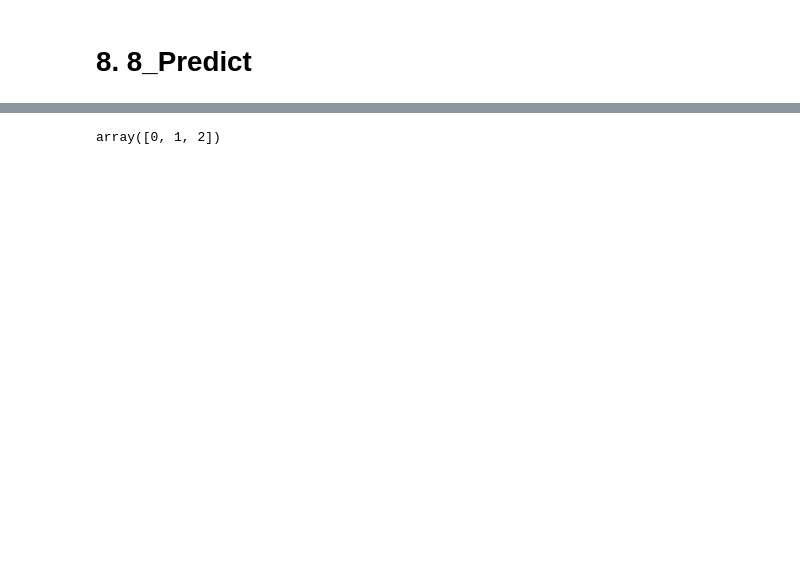
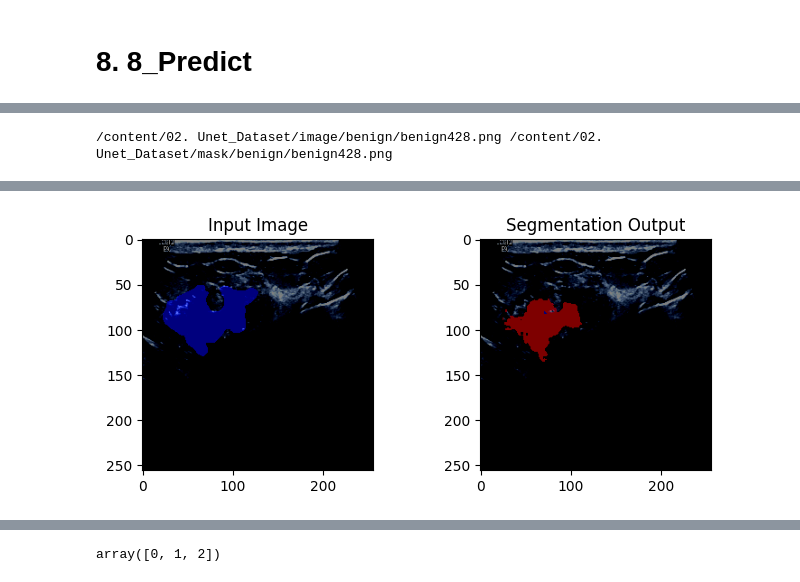
Before and after one commit to Dev-dtrezz/Breaset-Cancer-Segmentation, a Jupyter notebook: Breast Cancer Segmentation_02_train.ipynb, the cells around one changed output, grey strips where cells are left out. Drawn from its saved outputs; the diff is of its cells as text; code cells hidden in the pictures; blank space fills up the shorter version.

```diff
--- a/Breast Cancer Segmentation_02_train.ipynb
+++ b/Breast Cancer Segmentation_02_train.ipynb
@@ -573,7 +631,7 @@ def visualize_images(input_img, target_mask, pred_mask, alpha=0.4):
 # 5. 5_학습용 파라미터 정의
 # %%
 # 모델 저장 폴더
-model_dir = '/content/drive/MyDrive/03.Breast Cancer Segmentation/model_weights/240602_train2'
+model_dir = '/content/drive/MyDrive/03.Breast Cancer Segmentation/model_weights/240604_train1'
 os.makedirs(model_dir, exist_ok=True)
 
 # 데이터 저장 폴더
@@ -735,0 +992,44 @@ tensor(0.2043, device='cuda:0', requires_grad=True)
+# %%
+print(img_files[5], mask_files[5])
+# %% [output]
+/content/02. Unet_Dataset/image/benign/benign428.png /content/02. Unet_Dataset/mask/benign/benign428.png
+# %%
+index=450
+
+train_tfms = transforms.Compose([transforms.ToTensor(), transforms.Resize(256),
+                                 transforms.Normalize(channel_mean, channel_stds)])
+img_path = img_files[index]
+mask_path = mask_files[index]
+# image = Image.open(img_path).convert('RGB')
+image = cv2.imread(img_path)
+mask = cv2.imread(mask_path)
+# plt.imshow(image)
+image = train_tfms(image).unsqueeze(0)
+# image = transform(image) # 배치 차원을 추가
+# image.shape
+#예측수행
+with torch.no_grad():
+    image = image.to(device)  # GPU 사용 시
+    output = model(image)
+    # output = torch.softmax(output, dim=1).cpu().numpy()
+    output = torch.softmax(output, dim=1)
+    output = torch.argmax(output[0], dim=0).cpu().numpy()
+    output_mask = class_to_rgb(output)
+    # output = torch.sigmoid(output)  # 바이너리 세그멘테이션의 경우
+    # output = (output > 0.5).float()  # 임계값 0.5로 이진화
+
+plt.figure(figsize=(8, 3))
+
+plt.subplot(1, 2, 1)
+plt.title('Input Image')
+plt.imshow(image.squeeze().cpu().numpy().transpose(1, 2, 0))
+plt.imshow(mask, cmap='gray', alpha=0.5)
+
+
+plt.subplot(1, 2, 2)
+plt.title('Segmentation Output')
+plt.imshow(image.squeeze().cpu().numpy().transpose(1, 2, 0))
+plt.imshow(output_mask, cmap='gray',alpha=0.5)
+
+plt.show()
+# %% [output]
@@ -736,3 +1038,4 @@ tensor(0.2043, device='cuda:0', requires_grad=True)
+[figure, added]
 # %%
 train_tfms = transforms.Compose([transforms.ToTensor(), transforms.Resize(256),
                                  transforms.Normalize(channel_mean, channel_stds)])
```
Also changed, not shown: parts of 23 cells of this notebook.
